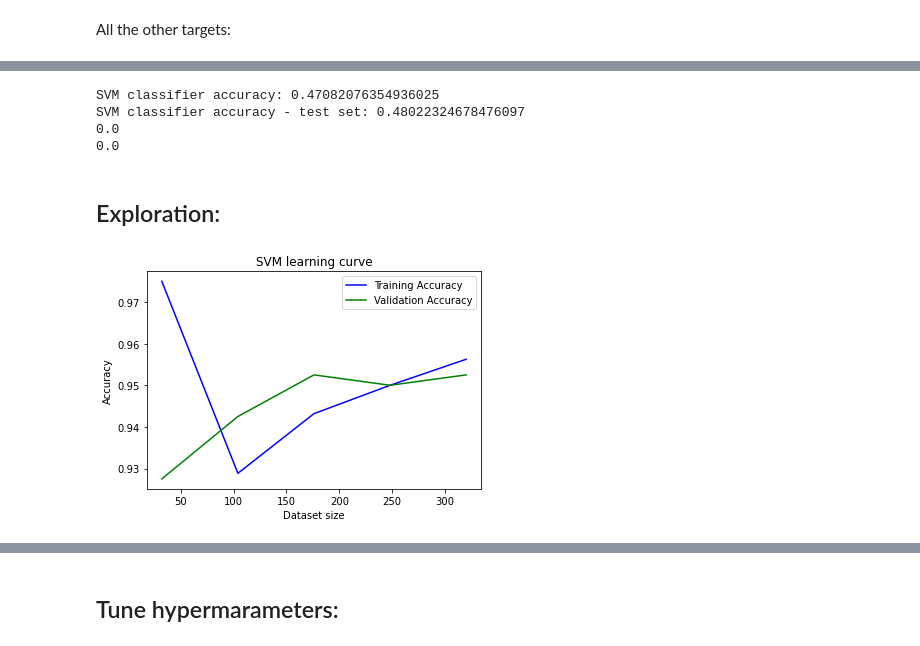
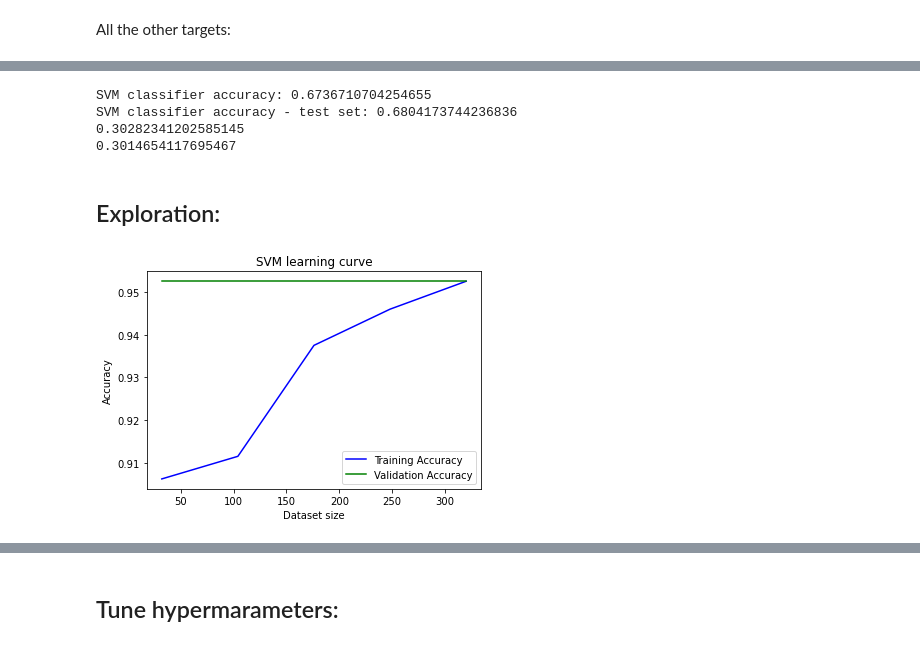
Before and after one commit to kkadzielna/project_14, a Jupyter notebook: SVM.ipynb, the cells around one changed output, grey strips where cells are left out. Saved outputs shown, nothing was run; the diff lists cells and outputs as text; code cells hidden in the pictures.

```diff
--- a/SVM.ipynb
+++ b/SVM.ipynb
@@ -191,6 +186,6 @@ SVM classifier accuracy - test set: 0.5624848337782091
 # %%
 svm = SVC(C=0.1, gamma='scale', kernel='linear')
-svm.fit(X_train, y_train[:,4])
+svm.fit(X_train_reduced, y_train_reduced[:,4])
 print(f'SVM classifier accuracy: {svm.score(X_train, y_train[:,4])}')
 print(f'SVM classifier accuracy - test set: {svm.score(X_test, y_test[:,4])}')
 y_pred = svm.predict(X_train)
@@ -198,10 +193,10 @@ print(f1_score(y_pred, y_train[:,4], average = "macro"))
 y_pred_test = svm.predict(X_test)
 print(f1_score(y_pred_test, y_test[:,4], average = "macro"))
 # %% [output]
-SVM classifier accuracy: 0.47082076354936025
-SVM classifier accuracy - test set: 0.48022324678476097
-0.0
-0.0
+SVM classifier accuracy: 0.6736710704254655
+SVM classifier accuracy - test set: 0.6804173744236836
+0.30282341202585145
+0.3014654117695467
 # %% [markdown]
 ## Exploration:
 # %%
@@ -223,6 +218,6 @@ def plot_learning_curve(n, est, xs, ys, title):
     plt.legend()
     plt.show()
 # %%
-plot_learning_curve(5, svm,X_train_reduced, y_train_reduced[:,0], 'SVM learning curve')
+plot_learning_curve(5, SVC(C = 0.1, gamma = 'scale', kernel = 'rbf'),X_train_reduced, y_train_reduced[:,0], 'SVM learning curve')
 # %% [output]
-[figure, old version]
+[figure, new version]
```
Also changed, not shown: parts of 16 cells of this notebook.
